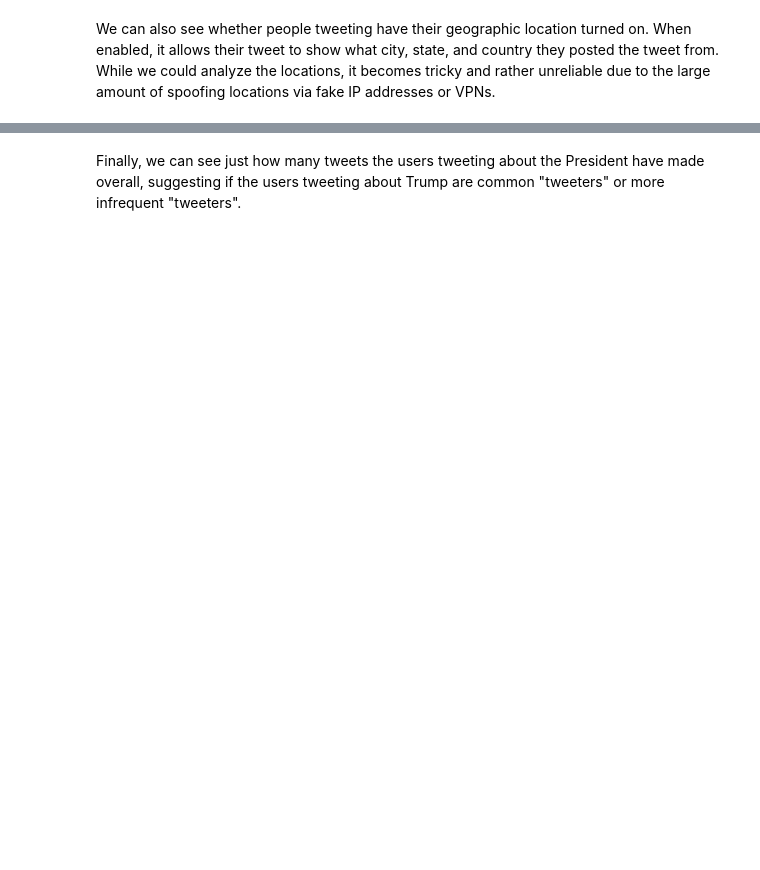
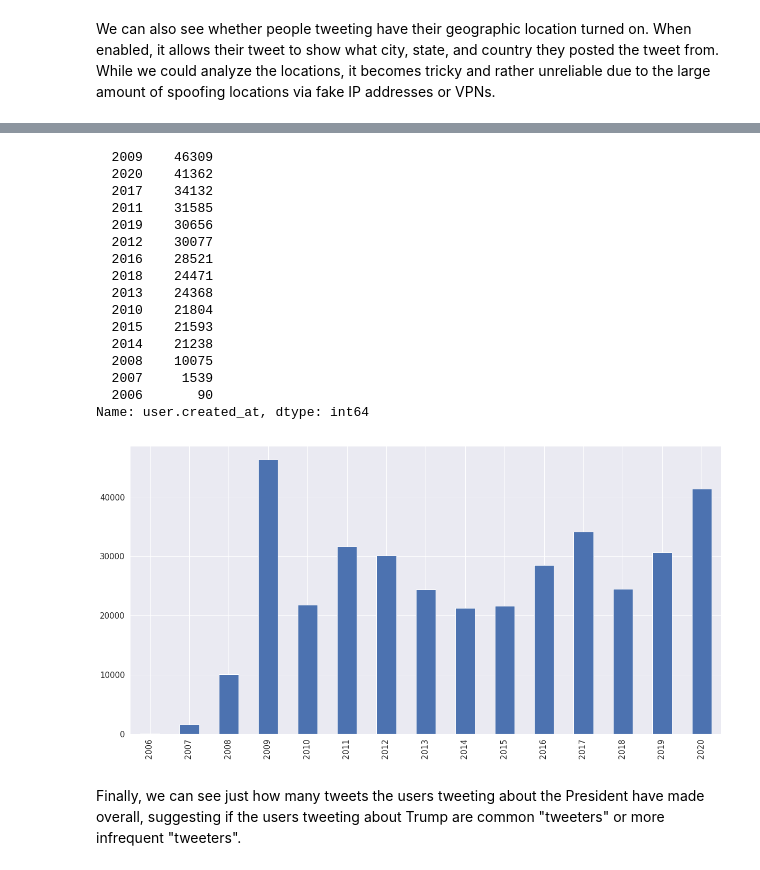
Before and after one commit to CS-UCR/final-project-hulk, a Jupyter notebook: DataCleaning.ipynb, the cells around one changed output, grey strips where cells are left out. Cells and saved outputs as stored; diff of their text form; code cells hidden in the pictures; blank space fills up the shorter version.

```diff
--- a/DataCleaning.ipynb
+++ b/DataCleaning.ipynb
@@ -183,3 +265,28 @@ jsonData['user.geo'].value_counts().plot.pie(fontsize = 15, title= "Users Enabli
+# %%
+tempUserCreated = jsonData.copy()
+tempUserCreated['user.created_at'] = tempUserCreated['user.created_at'].str.replace(r"[a-zA-Z]*\s[a-zA-Z]*\s[0-9]*", "") #Deletes the day and month since it's not needed in this observation
+tempUserCreated['user.created_at'] = tempUserCreated['user.created_at'].str.replace(r"\+(0000)*\s", "") #Deletes +0000, don't know why it's there but recorded time is +7hr from PST
+tempUserCreated['user.created_at'] = tempUserCreated['user.created_at'].str.replace(r"[0-9]*:[0-9]*:[0-9]*", "") #Removes hh:mm:ss
+tempUserCreated['user.created_at'].value_counts().sort_index().plot.bar(fontsize = 15, figsize = (20,10))
+tempUserCreated['user.created_at'].value_counts()
+# %% [output]
+  2009    46309
+  2020    41362
+  2017    34132
+  2011    31585
+  2019    30656
+  2012    30077
+  2016    28521
+  2018    24471
+  2013    24368
+  2010    21804
+  2015    21593
+  2014    21238
+  2008    10075
+  2007     1539
+  2006       90
+Name: user.created_at, dtype: int64
+[figure, added]
 # %% [markdown]
 Finally, we can see just how many tweets the users tweeting about the President have made overall, suggesting if the users tweeting about Trump are common "tweeters" or more infrequent "tweeters".
 # %%
```
Also changed, not shown: parts of 35 cells of this notebook.
